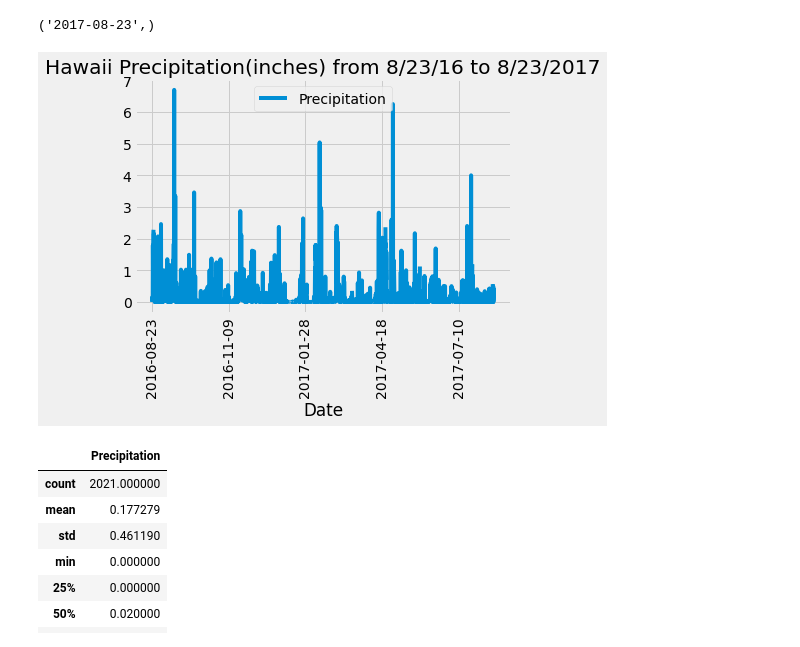
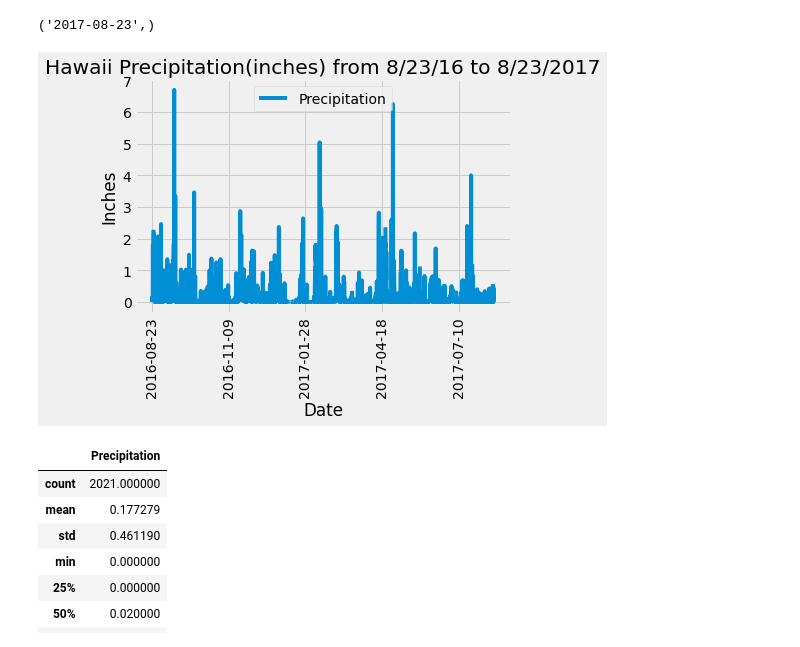
Before and after one commit to ToshaZ/sqlalchemy-challenge, a Jupyter notebook: climate_starter.ipynb, the cells around one changed output. Cells and saved outputs as stored; diff of their text form; code cells hidden in the pictures.

```diff
--- a/climate_starter.ipynb
+++ b/climate_starter.ipynb
@@ -60,26 +60,27 @@ print(recent_date)
 # %%
 # Design a query to retrieve the last 12 months of precipitation data and plot the results.
 # Starting from the most recent data point in the database.
 year_precip = session.query(measurement.date, measurement.prcp).\
     filter(measurement.date >= '2016-08-23').order_by(measurement.date).all()
 
 # Calculate the date one year from the last date in data set.
 
 
 # Perform a query to retrieve the data and precipitation scores
 
 
 # Save the query results as a Pandas DataFrame and set the index to the date column
 precip_df = pd.DataFrame(year_precip, columns=['Date', 'Precipitation'])
 
 # Sort the dataframe by date
 precip_df.set_index('Date', inplace=True )
 
 # Use Pandas Plotting with Matplotlib to plot the data
 precip_df.plot(rot=90, title = "Hawaii Precipitation(inches) from 8/23/16 to 8/23/2017")
+plt.ylabel("Inches")
 plt.show()
 # %% [output]
-[figure, old version]
+[figure, new version]
 # %%
 # Use Pandas to calcualte the summary statistics for the precipitation data
 precip_df.describe()
```
Also changed, not shown: parts of 6 cells of this notebook.
